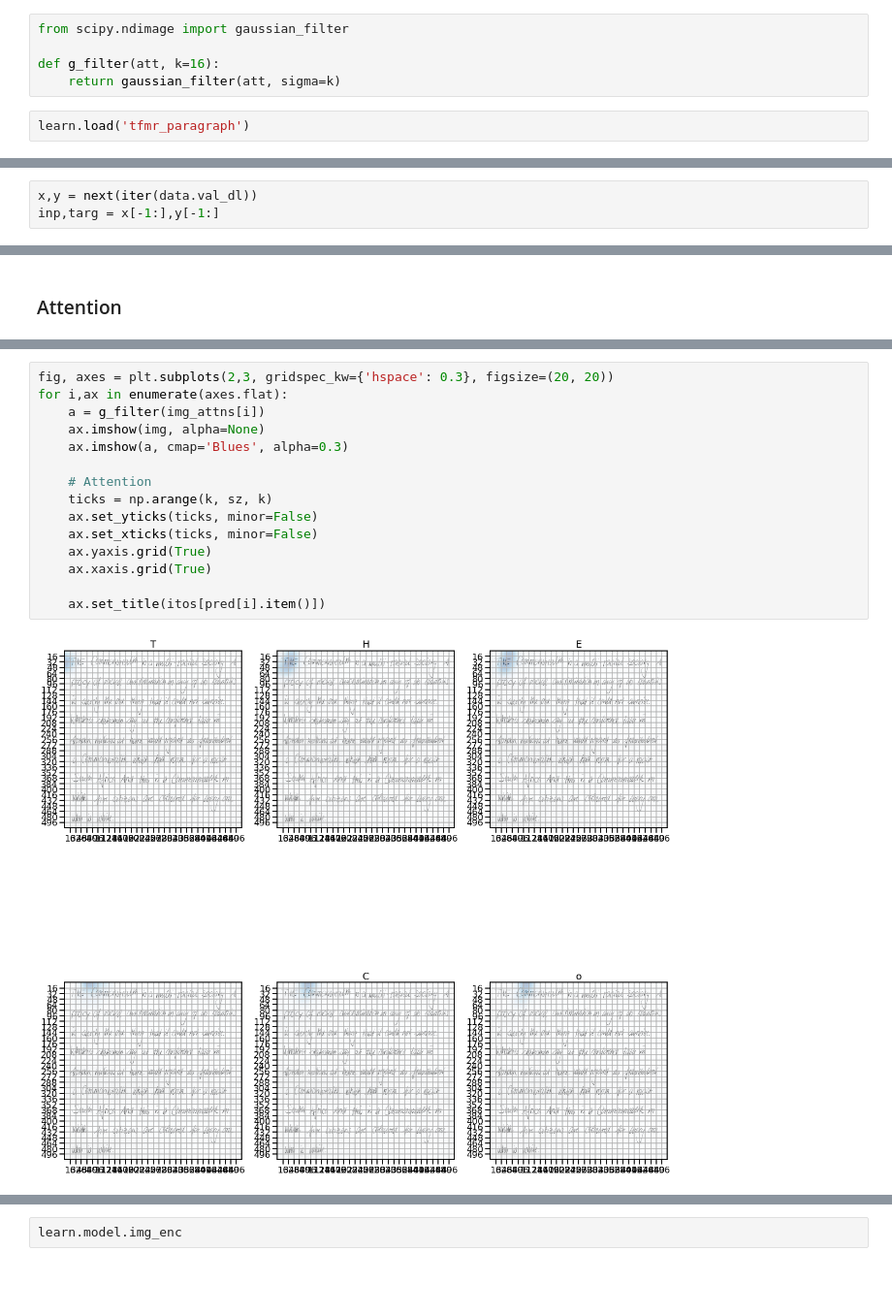
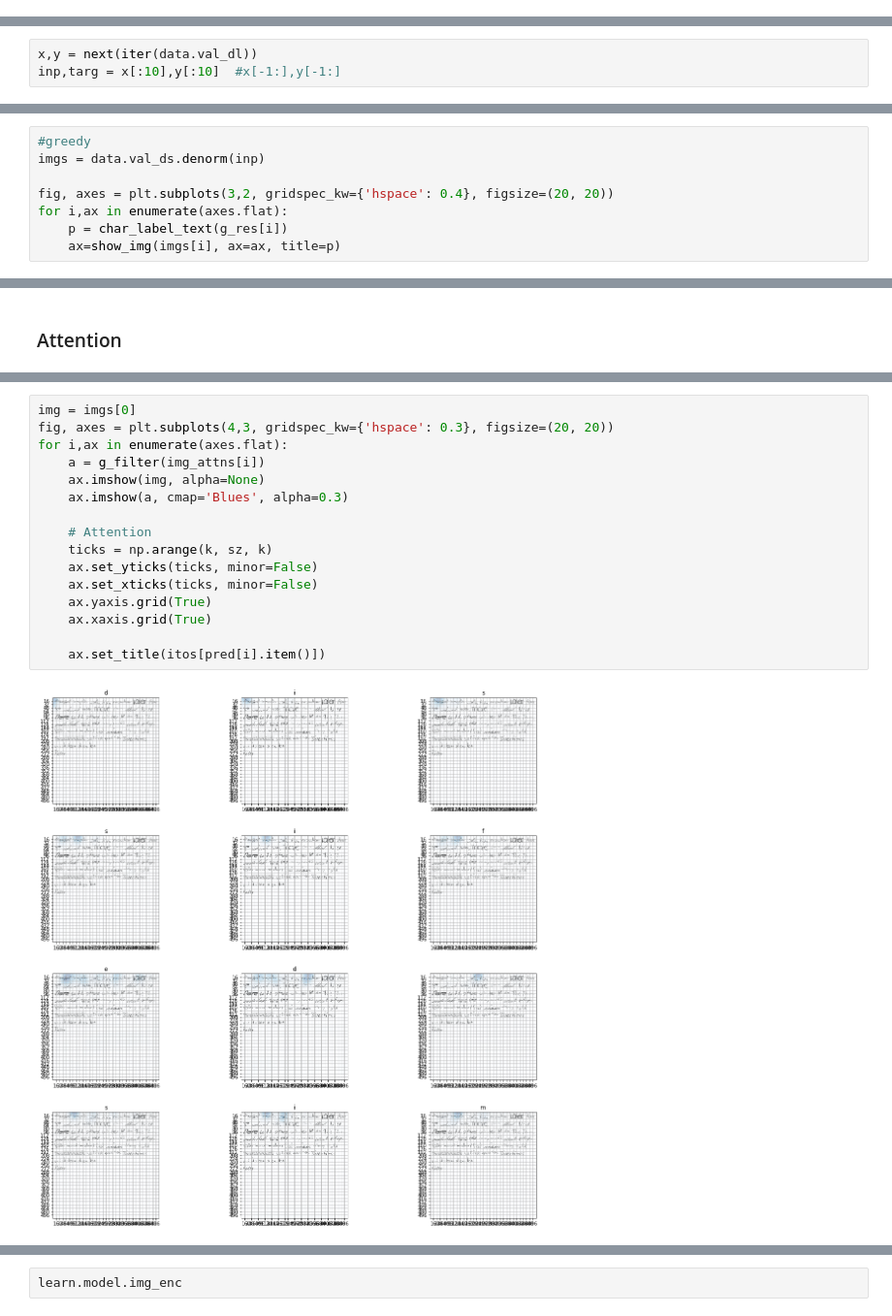
Before and after one commit to ahs8w/fastai, a Jupyter notebook: projects/OCR-Transformer.ipynb, the cells around one changed output, grey strips where cells are left out. Shown at 97% size. Cells and saved outputs as stored; diff of their text form; blank space fills up the shorter version.

```diff
--- a/projects/OCR-Transformer.ipynb
+++ b/projects/OCR-Transformer.ipynb
@@ -764,10 +770,3 @@ def torch_scale_attns(attns):
-# %%
-from scipy.ndimage import gaussian_filter
-
-def g_filter(att, k=16):
-    return gaussian_filter(att, sigma=k)
-# %%
-learn.load('tfmr_paragraph')
 # %%
 x,y = next(iter(data.val_dl))
 
@@ -913,3 +908,3 @@ array([42, 73, 74,  1, 42, 56, 73, 67, 60, 56, 59,  1, 75, 63, 70, 76, 62, 63, 7
 # %%
 x,y = next(iter(data.val_dl))
-inp,targ = x[-1:],y[-1:]
+inp,targ = x[:10],y[:10]  #x[-1:],y[-1:]
@@ -938,0 +987,8 @@ tensor(155.7384)
+# %%
+#greedy
+imgs = data.val_ds.denorm(inp)
+
+fig, axes = plt.subplots(3,2, gridspec_kw={'hspace': 0.4}, figsize=(20, 20))
+for i,ax in enumerate(axes.flat):
+    p = char_label_text(g_res[i])
+    ax=show_img(imgs[i], ax=ax, title=p)
@@ -950,20 +1009,21 @@ src_attn = source_attn().squeeze(1)  # multiheads
 pred = g_res[0]
 img_attns = to_np(torch_scale_attns(src_attn)[0])
 # %%
-fig, axes = plt.subplots(2,3, gridspec_kw={'hspace': 0.3}, figsize=(20, 20))
+img = imgs[0]
+fig, axes = plt.subplots(4,3, gridspec_kw={'hspace': 0.3}, figsize=(20, 20))
 for i,ax in enumerate(axes.flat):
     a = g_filter(img_attns[i])
     ax.imshow(img, alpha=None)
     ax.imshow(a, cmap='Blues', alpha=0.3)
 
     # Attention
     ticks = np.arange(k, sz, k)
     ax.set_yticks(ticks, minor=False)
     ax.set_xticks(ticks, minor=False)
     ax.yaxis.grid(True)
     ax.xaxis.grid(True)
 
     ax.set_title(itos[pred[i].item()])
 # %% [output]
-[figure, old version]
+[figure, new version]
 # %% [markdown]
```
Also changed, not shown: parts of 38 cells of this notebook, 1 other file.
